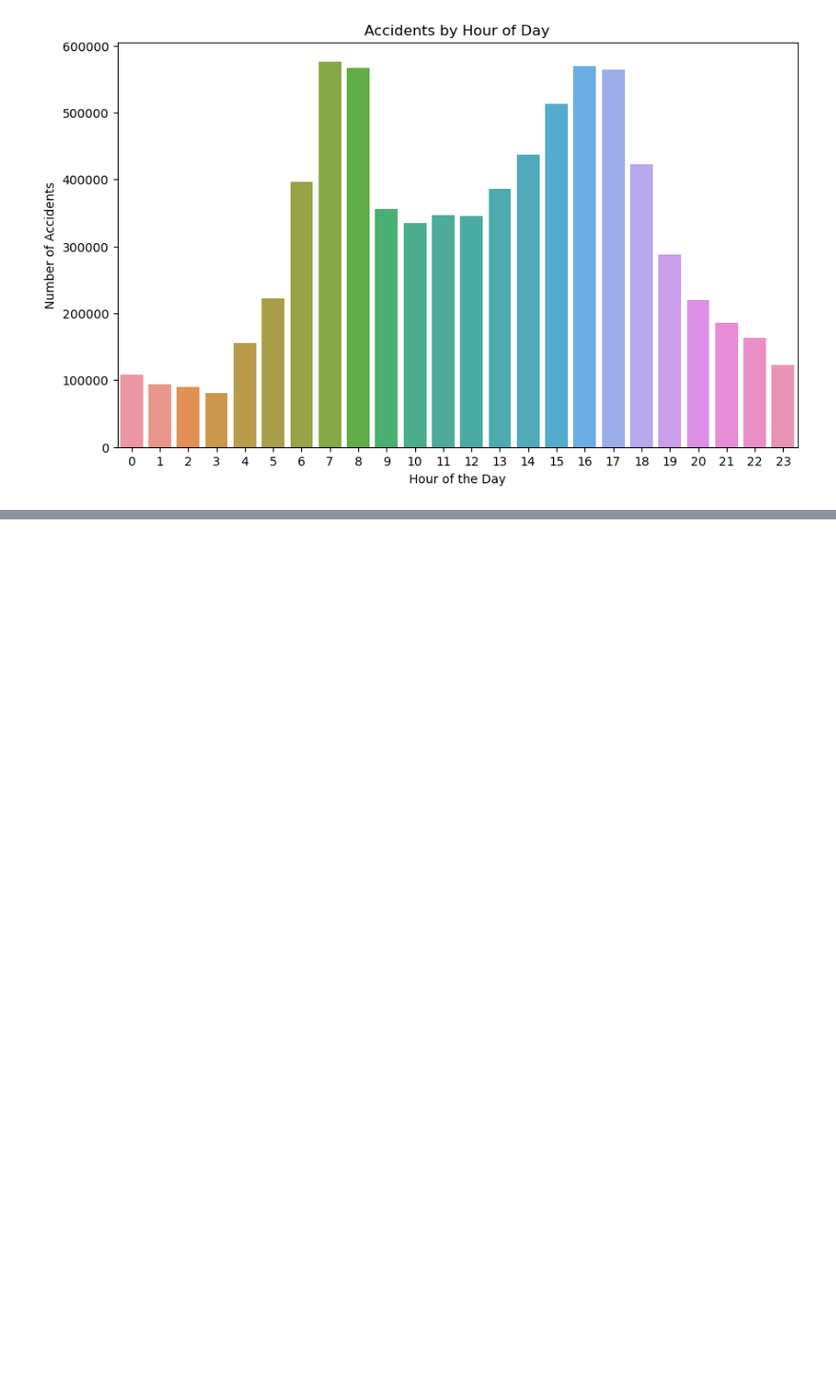
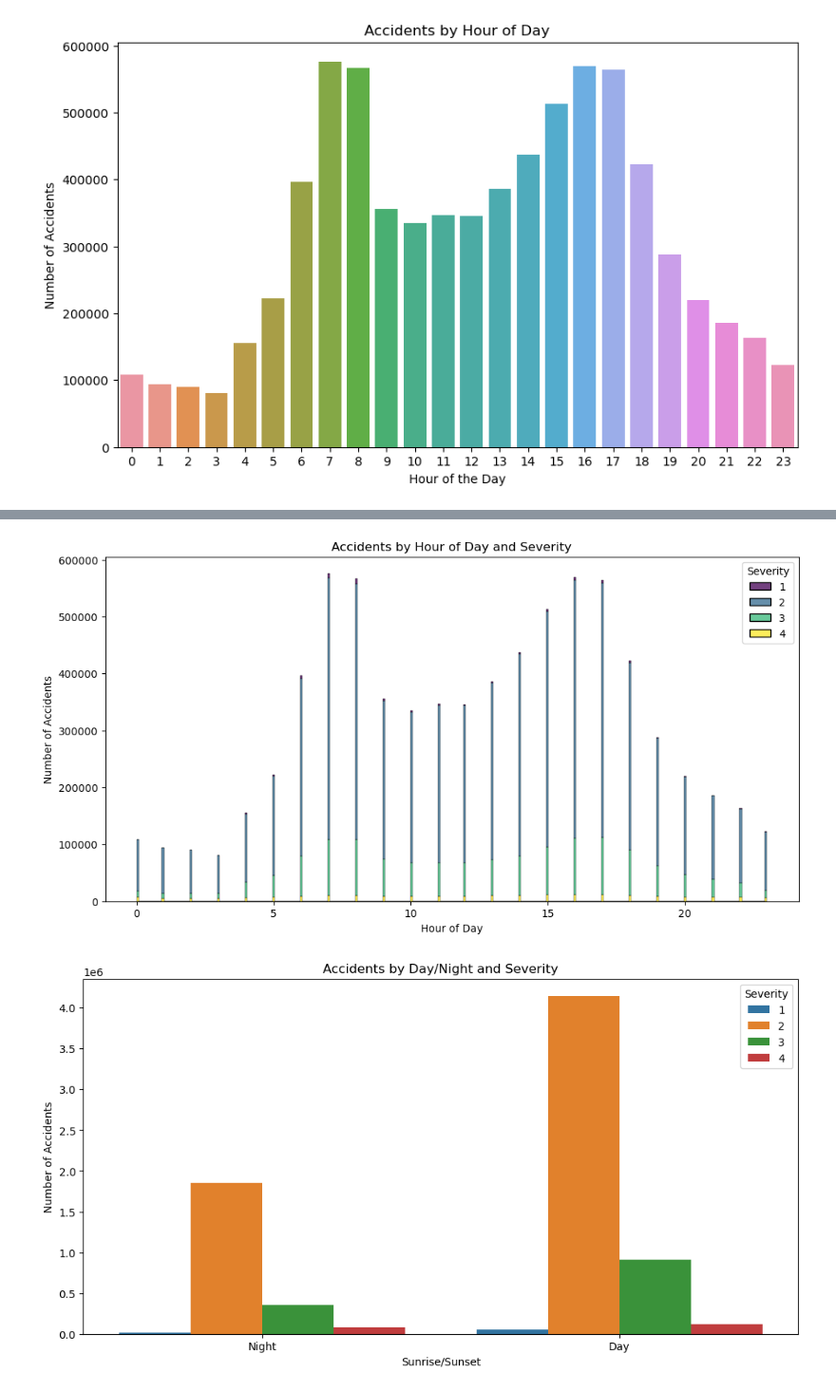
Before and after one commit to roshansrini26/PRODIGY_DS_05, a Jupyter notebook: Task5 latest.ipynb, the cells around one changed output, grey strips where cells are left out. Shown at 95% size. Cells and saved outputs as stored; diff of their text form; code cells hidden in the pictures; blank space fills up the shorter version.

```diff
--- a/Task5 latest.ipynb
+++ b/Task5 latest.ipynb
@@ -90,0 +98,19 @@ plt.show()
+# %%
+# Accidents by hour of day (categorized by severity)
+plt.figure(figsize=(12,6))
+sns.histplot(data=data_cleaned, x='Hour', hue='Severity', multiple='stack', palette='viridis')
+plt.title('Accidents by Hour of Day and Severity')
+plt.xlabel('Hour of Day')
+plt.ylabel('Number of Accidents')
+plt.show()
+
+# Accidents by Sunrise_Sunset
+plt.figure(figsize=(12,6))
+sns.countplot(data=data_cleaned, x='Sunrise_Sunset', hue='Severity')
+plt.title('Accidents by Day/Night and Severity')
+plt.xlabel('Sunrise/Sunset')
+plt.ylabel('Number of Accidents')
+plt.show()
+# %% [output]
+[figure, added]
+[figure, added]
```
Also changed, not shown: parts of 1 cell of this notebook.
